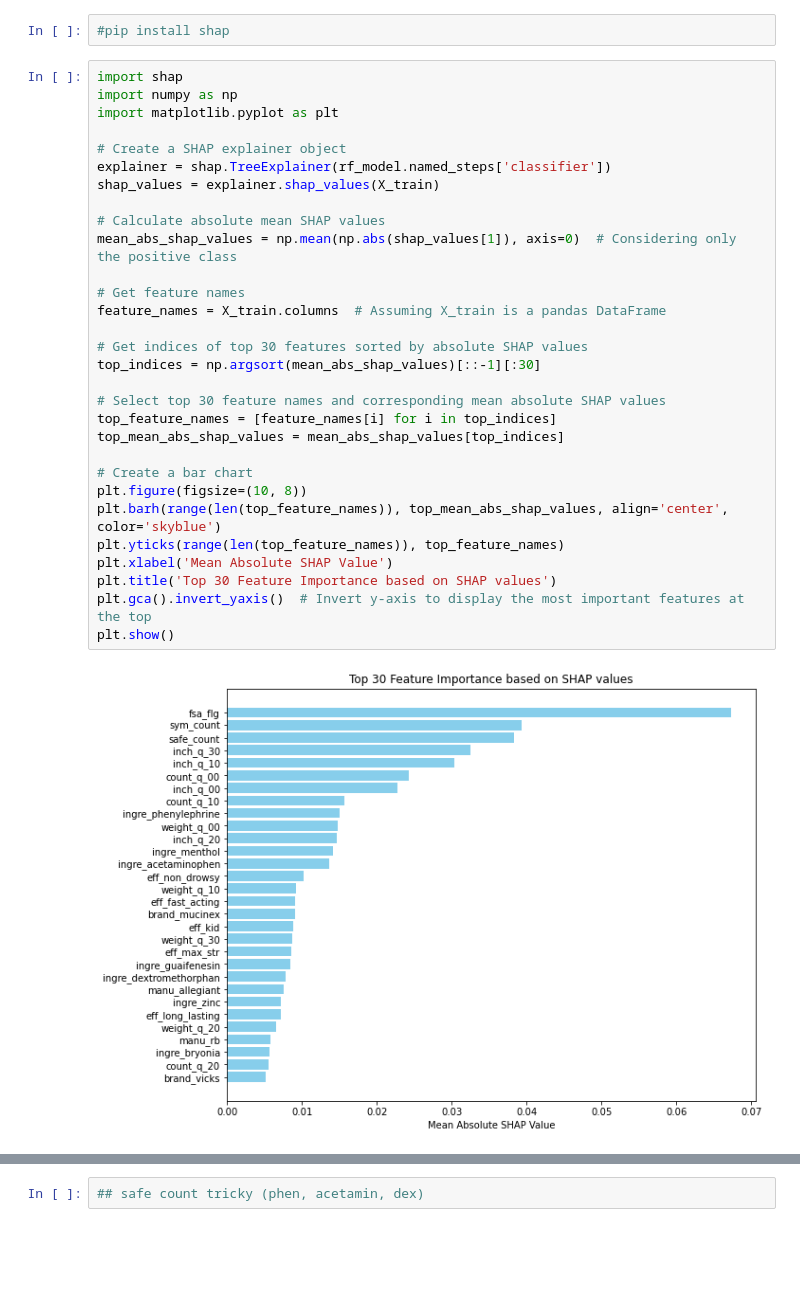
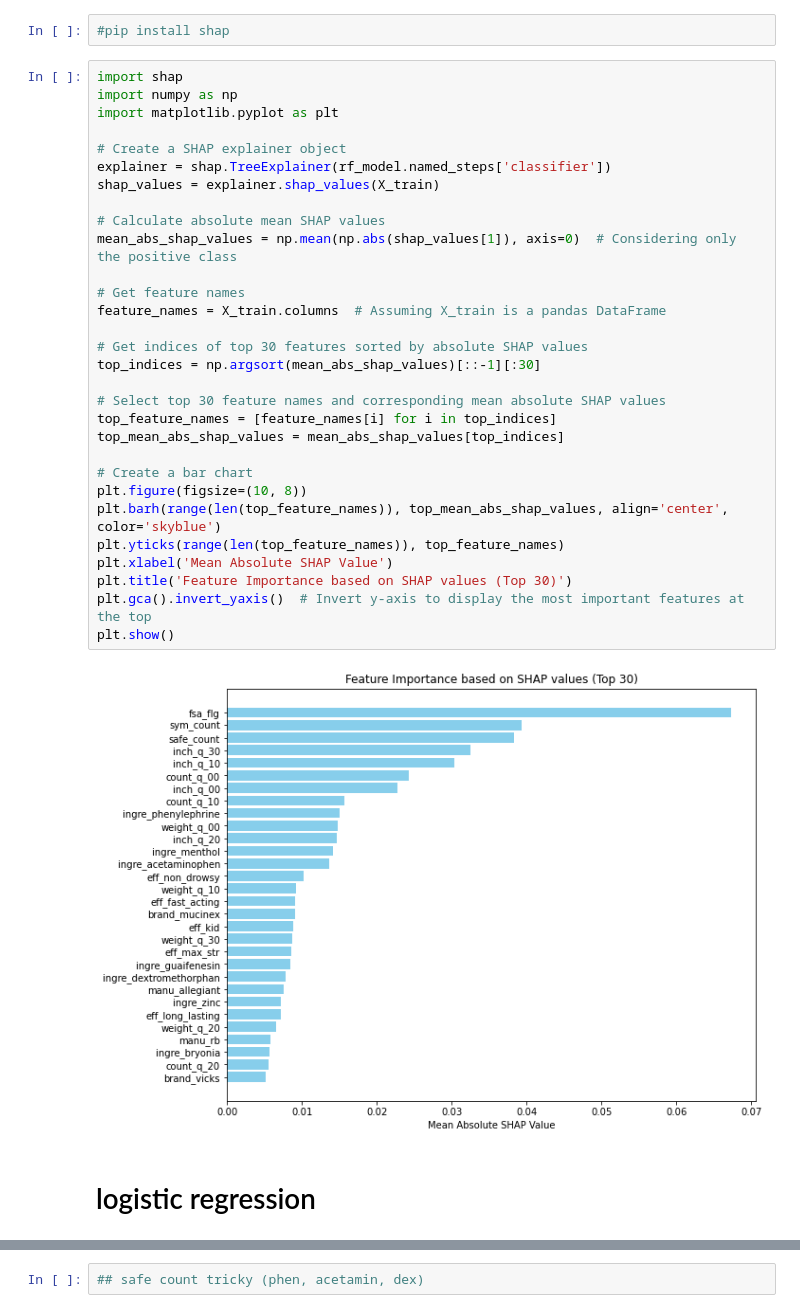
Before and after one commit to bowenlong1/amazonpharm, a Jupyter notebook: pharmodel-cold.ipynb, the cells around one changed output, grey strips where cells are left out. Saved outputs shown, nothing was run; the diff lists cells and outputs as text; blank space fills up the shorter version.

```diff
--- a/pharmodel-cold.ipynb
+++ b/pharmodel-cold.ipynb
@@ -303,32 +359,34 @@ Please also refer to the documentation for alternative solver options:
 # %%
 import shap
 import numpy as np
 import matplotlib.pyplot as plt
 
 # Create a SHAP explainer object
 explainer = shap.TreeExplainer(rf_model.named_steps['classifier'])
 shap_values = explainer.shap_values(X_train)
 
 # Calculate absolute mean SHAP values
 mean_abs_shap_values = np.mean(np.abs(shap_values[1]), axis=0)  # Considering only the positive class
 
 # Get feature names
 feature_names = X_train.columns  # Assuming X_train is a pandas DataFrame
 
 # Get indices of top 30 features sorted by absolute SHAP values
 top_indices = np.argsort(mean_abs_shap_values)[::-1][:30]
 
 # Select top 30 feature names and corresponding mean absolute SHAP values
 top_feature_names = [feature_names[i] for i in top_indices]
 top_mean_abs_shap_values = mean_abs_shap_values[top_indices]
 
 # Create a bar chart
 plt.figure(figsize=(10, 8))
 plt.barh(range(len(top_feature_names)), top_mean_abs_shap_values, align='center', color='skyblue')
 plt.yticks(range(len(top_feature_names)), top_feature_names)
 plt.xlabel('Mean Absolute SHAP Value')
-plt.title('Top 30 Feature Importance based on SHAP values')
+plt.title('Feature Importance based on SHAP values (Top 30)')
 plt.gca().invert_yaxis()  # Invert y-axis to display the most important features at the top
 plt.show()
 # %% [output]
-[figure, old version]
+[figure, new version]
+# %% [markdown]
+# logistic regression
```
Also changed, not shown: parts of 17 cells of this notebook, 4 other files.
